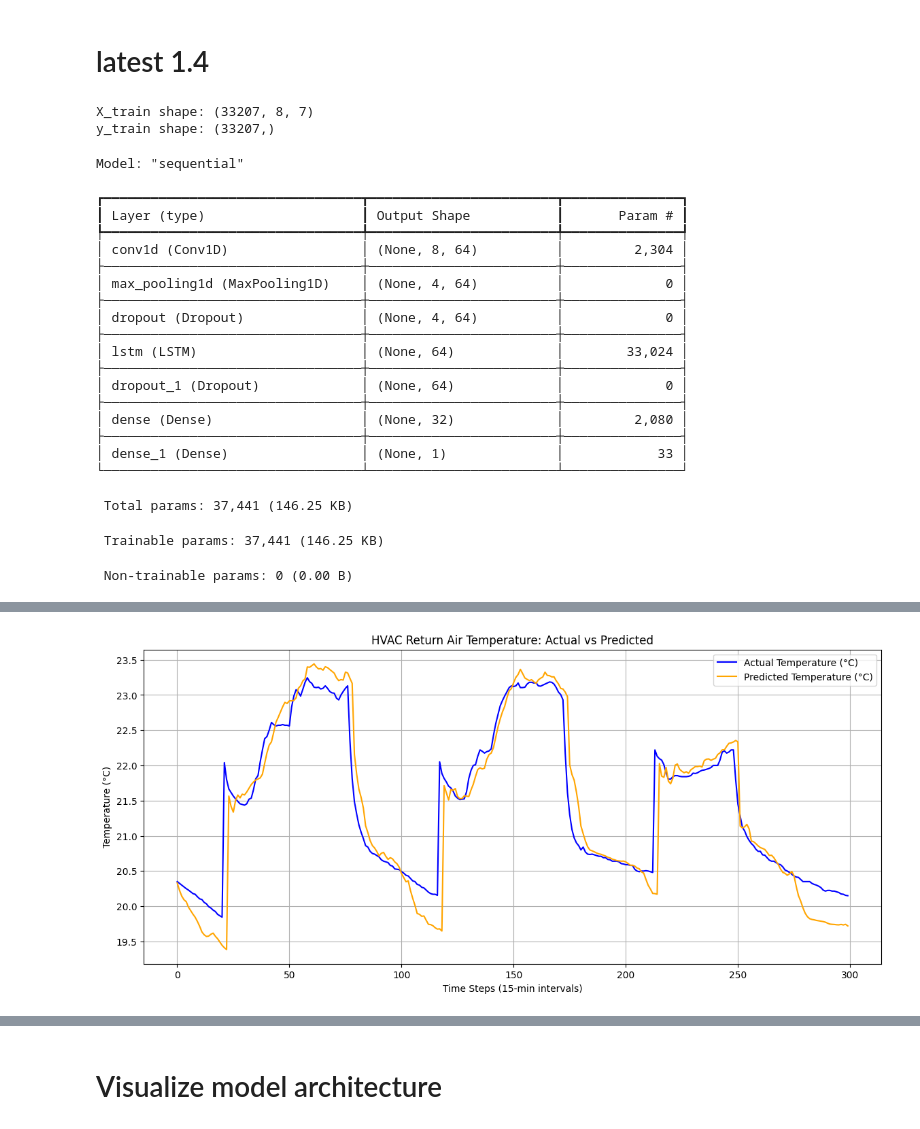
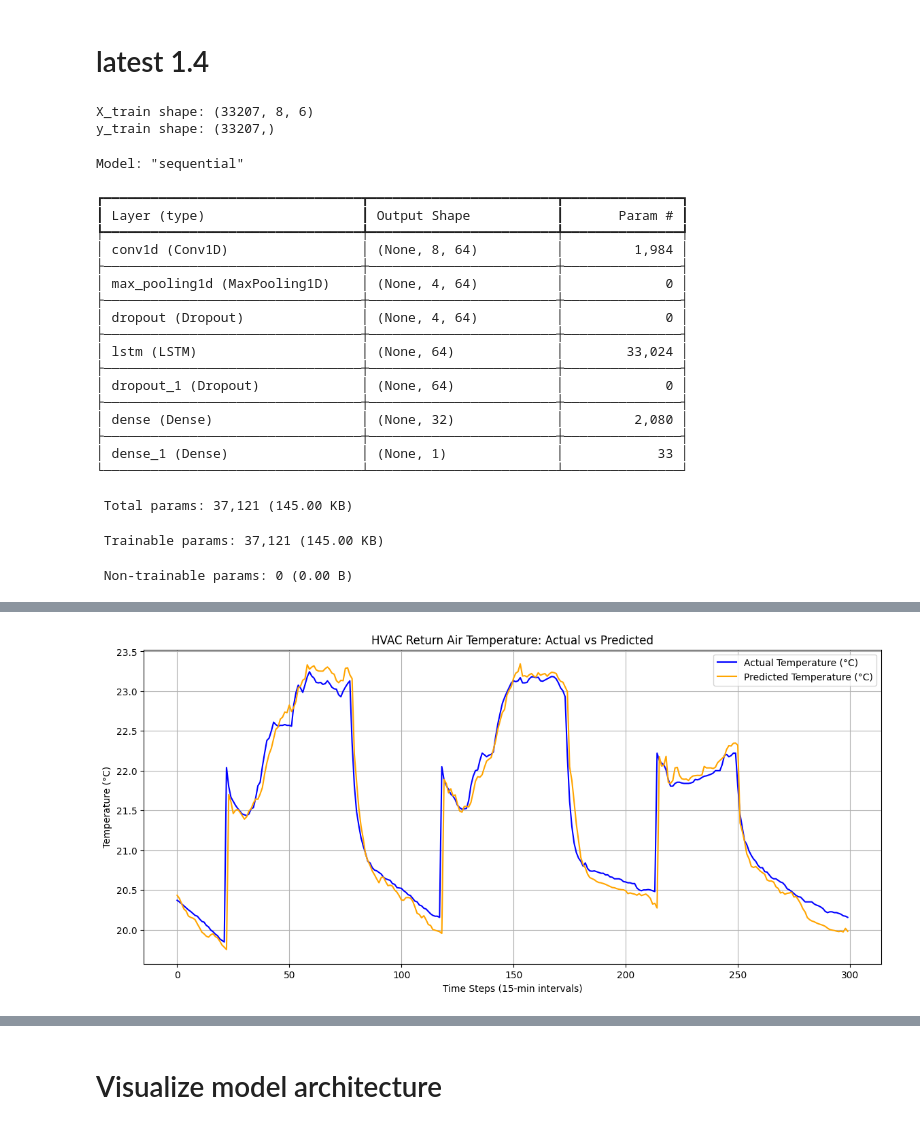
Before and after one commit to ha2ardbunny/Hybrid-Deep-Learning-DRL-Data-Center-Thermal-Management, a Jupyter notebook: CNN_LSTM_univariate_multistep_output_github_2023.ipynb, the cells around one changed output, grey strips where cells are left out. Cells and saved outputs as stored; diff of their text form; code cells hidden in the pictures.

```diff
--- a/CNN_LSTM_univariate_multistep_output_github_2023.ipynb
+++ b/CNN_LSTM_univariate_multistep_output_github_2023.ipynb
@@ -217,10 +217,6 @@ Wall time: 144 ms
 import numpy as np
 from sklearn.preprocessing import MinMaxScaler
 
-# ==========================================
-# UPDATED PARAMETERS FOR 15-MINUTE DATA
-# ==========================================
-df_lagged = df_lagged.dropna()
 n_input  = 8         # Look back 2 hours (8 steps * 15 mins = 120 mins)
 n_output = 1         # Predict next 15 mins (1 step)
 
@@ -234,12 +230,11 @@ FEATURE_COLS = [
     'T_Outdoor',
     'Power',
     'RH_Outdoor',
-    'SP_Return',
-    'Power'
+    'SP_Return'
 ]
 
 # TARGET_COL = 'T_Return'
-TARGET_COL = 'Target_Next_15_Mins'
+TARGET_COL = 'T_Return'
 
 # 3. Create Sliding Windows
 def create_sequences(X, y, n_input, n_output):
@@ -273,8 +268,7 @@ def prepare_data(data, test_size_steps):
     return X_train, y_train, X_test, y_test, scaler, target_scaler, X_train_scaled, X_test_scaled
 
 # Execute
-# X_train, y_train, X_test, y_test, scaler, target_scaler, X_train_scaled, X_test_scaled = prepare_data(df, test_size)
-X_train, y_train, X_test, y_test, scaler, target_scaler, X_train_scaled, X_test_scaled = prepare_data(df_lagged, test_size)
+X_train, y_train, X_test, y_test, scaler, target_scaler, X_train_scaled, X_test_scaled = prepare_data(df, test_size)
 
 # Verify Shapes
 print(f"X_train shape: {X_train.shape}") # Should be (Samples, 8, 4)
@@ -342,8 +336,7 @@ import matplotlib.pyplot as plt
 tf.keras.backend.clear_session()
 
 # Prepare data (Assuming prepare_data is already defined above)
-# X_train, y_train, X_test, y_test, scaler, target_scaler, X_train_scaled, X_test_scaled = prepare_data(df, test_size)
-X_train, y_train, X_test, y_test, scaler, target_scaler, X_train_scaled, X_test_scaled = prepare_data(df_lagged, test_size)
+X_train, y_train, X_test, y_test, scaler, target_scaler, X_train_scaled, X_test_scaled = prepare_data(df, test_size)
 
 
 print("X_train shape:", X_train.shape)
@@ -391,13 +384,13 @@ plt.legend()
 plt.grid(True)
 plt.show()
 # %% [output]
-X_train shape: (33207, 8, 7)
+X_train shape: (33207, 8, 6)
 y_train shape: (33207,)
 Model: "sequential"
 ┏━━━━━━━━━━━━━━━━━━━━━━━━━━━━━━━━━┳━━━━━━━━━━━━━━━━━━━━━━━━┳━━━━━━━━━━━━━━━┓
 ┃ Layer (type)                    ┃ Output Shape           ┃       Param # ┃
 ┡━━━━━━━━━━━━━━━━━━━━━━━━━━━━━━━━━╇━━━━━━━━━━━━━━━━━━━━━━━━╇━━━━━━━━━━━━━━━┩
-│ conv1d (Conv1D)                 │ (None, 8, 64)          │         2,304 │
+│ conv1d (Conv1D)                 │ (None, 8, 64)          │         1,984 │
 ├─────────────────────────────────┼────────────────────────┼───────────────┤
 │ max_pooling1d (MaxPooling1D)    │ (None, 4, 64)          │             0 │
 ├─────────────────────────────────┼────────────────────────┼───────────────┤
@@ -411,7 +404,7 @@ Model: "sequential"
 ├─────────────────────────────────┼────────────────────────┼───────────────┤
 │ dense_1 (Dense)                 │ (None, 1)              │            33 │
 └─────────────────────────────────┴────────────────────────┴───────────────┘
- Total params: 37,441 (146.25 KB)
+ Total params: 37,121 (145.00 KB)
- Trainable params: 37,441 (146.25 KB)
+ Trainable params: 37,121 (145.00 KB)
  Non-trainable params: 0 (0.00 B)
 Epoch 1/150
@@ -434 +427 @@ R-squared Score (R2): 0.8702
-[figure, old version]
+[figure, new version]
```
Also changed, not shown: parts of 8 cells of this notebook, 4 other files.
